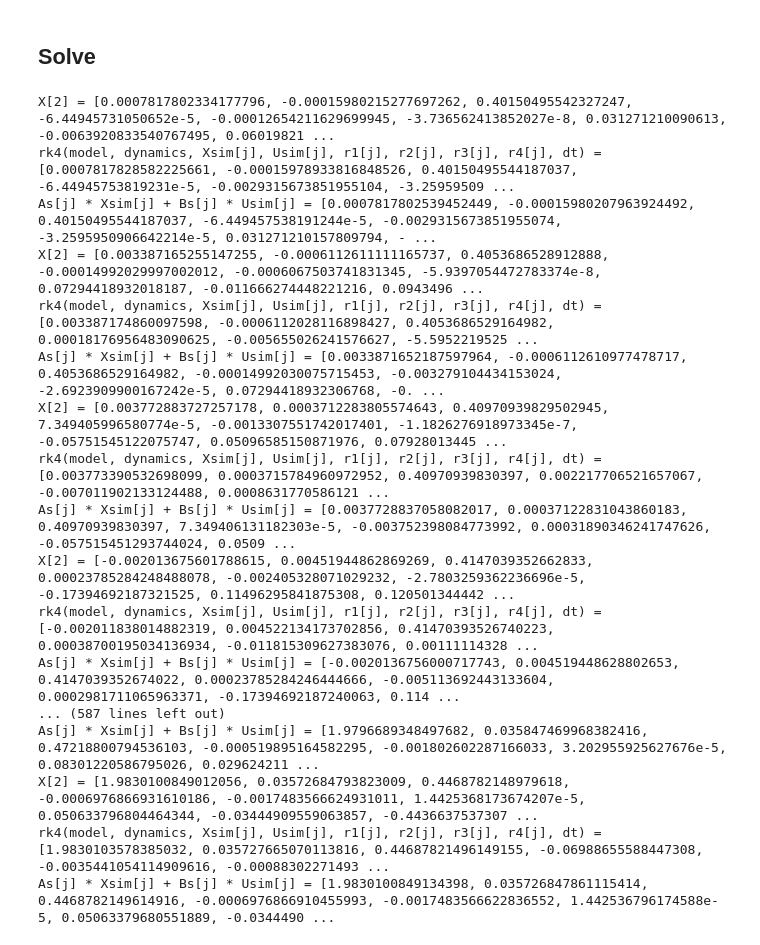
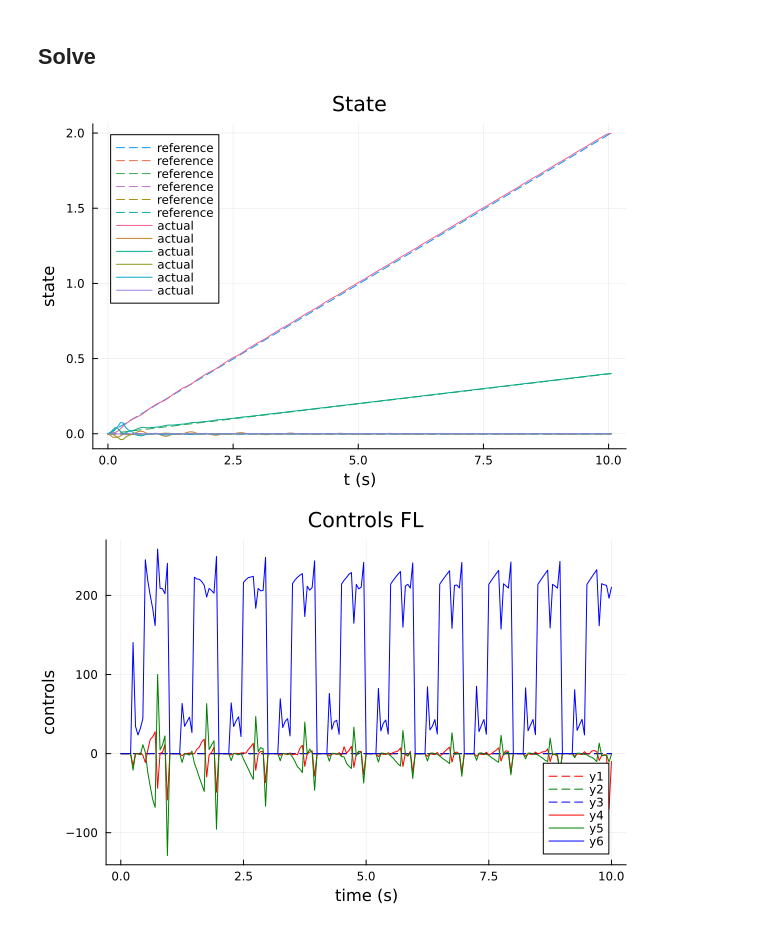
Before and after one commit to hillda3141/ocrl_quadruped_mpc, a Jupyter notebook: quadruped_mpc_project.ipynb, the cells around one changed output. Cells and saved outputs as stored; diff of their text form; code cells hidden in the pictures.

```diff
--- a/quadruped_mpc_project.ipynb
+++ b/quadruped_mpc_project.ipynb
@@ -334,6 +355,7 @@ dt = 0.05
 gait_period = 1
 num_gaits = 10
 xic = [0,0,model.h,0,0,0,0,0,0,0,0,0]
+# xic = [0,0,0.0,0,0,0,0,0,0,0,0,0]
 xg = [v*gait_period*num_gaits,0,model.h,0,0,0,0,0,0,0,0,0]
 
 #construct reference trajectory
@@ -421,7 +443,7 @@ for j = 1:N-1
 
     #height constraint (no limbo)
 #     for k = 1:horizon
-#         prob.constraints += (X[3,k] > model.h * 0.8)
+#         prob.constraints += (X[3,k] > model.h * 0.8)x[3]
 #         prob.constraints += (X[3,k] < model.h * 1.2)
 #     end
 
@@ -512,9 +534,9 @@ for j = 1:N-1
 
     Usim[j] = U[1]
     Xsim[j+1] = X[2]
-    @show X[2]
-    @show rk4(model, dynamics, Xsim[j], Usim[j], r1[j], r2[j], r3[j], r4[j], dt)
-    @show (As[j]*Xsim[j] + Bs[j]*Usim[j])
+    # @show X[2]
+    # @show rk4(model, dynamics, Xsim[j], Usim[j], r1[j], r2[j], r3[j], r4[j], dt)
+    # @show (As[j]*Xsim[j] + Bs[j]*Usim[j])
 #     Xsim[j+1] = rk4(model, dynamics, Xsim[j], Usim[j], r1[j], r2[j], r3[j], r4[j], dt)
 end
 
@@ -540,47 +562,32 @@ end
 
 #plots
 Xm= hcat(Xsim...)
 Um = hcat(Usim...)
 Xrefm = hcat(Xref...)
 Urefm = hcat(Uref...)
 r1 = hcat(r1...)
 r2 = hcat(r2...)
 r3 = hcat(r3...)
 r4 = hcat(r4...)
 
 # @show (hcat(r3...) - Xrefm[1:3,:])[1:3,:]
 
 plot(t_vec[1:end-1], Xrefm[1:6,:]', ls = :dash, label = "reference",
 xlabel = "t (s)", ylabel = "state", title = "State")
 display(plot!(t_vec[1:end-1], Xm[1:6,:]', label = "actual"))
 
 plot(t_vec[1:end-2], Urefm[1:3,:]', ls = :dash, lc = [:red :green :blue],
 xlabel = "time (s)", ylabel = "controls", title = "Controls FL")
 display(plot!(t_vec[1:end-2], Um[1:3,:]', lc = [:red :green :blue]))
     plot(t_vec[1:end-2], Urefm[4:6,:]', ls = :dash, lc = [:red :green :blue],
 xlabel = "time (s)", ylabel = "controls", title = "Controls FR")
 display(plot!(t_vec[1:end-2], Um[4:6,:]', lc = [:red :green :blue]))
 plot(t_vec[1:end-2], Urefm[7:9,:]', ls = :dash, lc = [:red :green :blue],
 xlabel = "time (s)", ylabel = "controls", title = "Controls BL")
 display(plot!(t_vec[1:end-2], Um[7:9,:]', lc = [:red :green :blue]))
 plot(t_vec[1:end-2], Urefm[10:12,:]', ls = :dash, lc = [:red :green :blue],
 xlabel = "time (s)", ylabel = "controls", title = "Controls BR")
 display(plot!(t_vec[1:end-2], Um[10:12,:]', lc = [:red :green :blue]))
 # %% [output]
-X[2] = [0.0007817802334177796, -0.00015980215277697262, 0.40150495542327247, -6.44945731050652e-5, -0.00012654211629699945, -3.736562413852027e-8, 0.031271210090613, -0.0063920833540767495, 0.06019821 ...
-rk4(model, dynamics, Xsim[j], Usim[j], r1[j], r2[j], r3[j], r4[j], dt) = [0.0007817828582225661, -0.00015978933816848526, 0.40150495544187037, -6.44945753819231e-5, -0.0029315673851955104, -3.25959509 ...
-As[j] * Xsim[j] + Bs[j] * Usim[j] = [0.0007817802539452449, -0.00015980207963924492, 0.40150495544187037, -6.449457538191244e-5, -0.0029315673851955074, -3.2595950906642214e-5, 0.031271210157809794, - ...
-X[2] = [0.003387165255147255, -0.0006112611111165737, 0.4053686528912888, -0.00014992029997002012, -0.0006067503741831345, -5.9397054472783374e-8, 0.07294418932018187, -0.011666274448221216, 0.0943496 ...
-rk4(model, dynamics, Xsim[j], Usim[j], r1[j], r2[j], r3[j], r4[j], dt) = [0.003387174860097598, -0.0006112028116898427, 0.4053686529164982, 0.00018176956483090625, -0.005655026241576627, -5.5952219525 ...
-As[j] * Xsim[j] + Bs[j] * Usim[j] = [0.0033871652187597964, -0.0006112610977478717, 0.4053686529164982, -0.00014992030075715453, -0.003279104434153024, -2.6923909900167242e-5, 0.07294418932306768, -0. ...
-X[2] = [0.003772883727257178, 0.0003712283805574643, 0.40970939829502945, 7.349405996580774e-5, -0.0013307551742017401, -1.1826276918973345e-7, -0.05751545122075747, 0.05096585150871976, 0.07928013445 ...
-rk4(model, dynamics, Xsim[j], Usim[j], r1[j], r2[j], r3[j], r4[j], dt) = [0.003773390532698099, 0.0003715784960972952, 0.40970939830397, 0.002217706521657067, -0.007011902133124488, 0.0008631770586121 ...
-As[j] * Xsim[j] + Bs[j] * Usim[j] = [0.0037728837058082017, 0.00037122831043860183, 0.40970939830397, 7.349406131182303e-5, -0.003752398084773992, 0.00031890346241747626, -0.057515451293744024, 0.0509 ...
-X[2] = [-0.002013675601788615, 0.00451944862869269, 0.4147039352662833, 0.00023785284248488078, -0.002405328071029232, -2.7803259362236696e-5, -0.17394692187321525, 0.11496295841875308, 0.120501344442 ...
-rk4(model, dynamics, Xsim[j], Usim[j], r1[j], r2[j], r3[j], r4[j], dt) = [-0.002011838014882319, 0.004522134173702856, 0.41470393526740223, 0.00038700195034136934, -0.011815309627383076, 0.00111114328 ...
-As[j] * Xsim[j] + Bs[j] * Usim[j] = [-0.0020136756000717743, 0.004519448628802653, 0.4147039352674022, 0.00023785284246444666, -0.005113692443133604, 0.0002981711065963371, -0.17394692187240063, 0.114 ...
-... (587 lines left out)
-As[j] * Xsim[j] + Bs[j] * Usim[j] = [1.9796689348497682, 0.035847469968382416, 0.47218800794536103, -0.000519895164582295, -0.001802602287166033, 3.202955925627676e-5, 0.08301220586795026, 0.029624211 ...
-X[2] = [1.9830100849012056, 0.03572684793823009, 0.4468782148979618, -0.0006976866931610186, -0.0017483566624931011, 1.4425368173674207e-5, 0.050633796804464344, -0.03444909559063857, -0.4436637537307 ...
-rk4(model, dynamics, Xsim[j], Usim[j], r1[j], r2[j], r3[j], r4[j], dt) = [1.9830103578385032, 0.035727665070113816, 0.44687821496149155, -0.06988655588447308, -0.0035441054114909616, -0.00088302271493 ...
-As[j] * Xsim[j] + Bs[j] * Usim[j] = [1.9830100849134398, 0.035726847861115414, 0.4468782149614916, -0.0006976866910455993, -0.0017483566622836552, 1.442536796174588e-5, 0.05063379680551889, -0.0344490 ...
+[figure, added]
+[figure, added]
```
Also changed, not shown: parts of 4 cells of this notebook, 7 other files.
